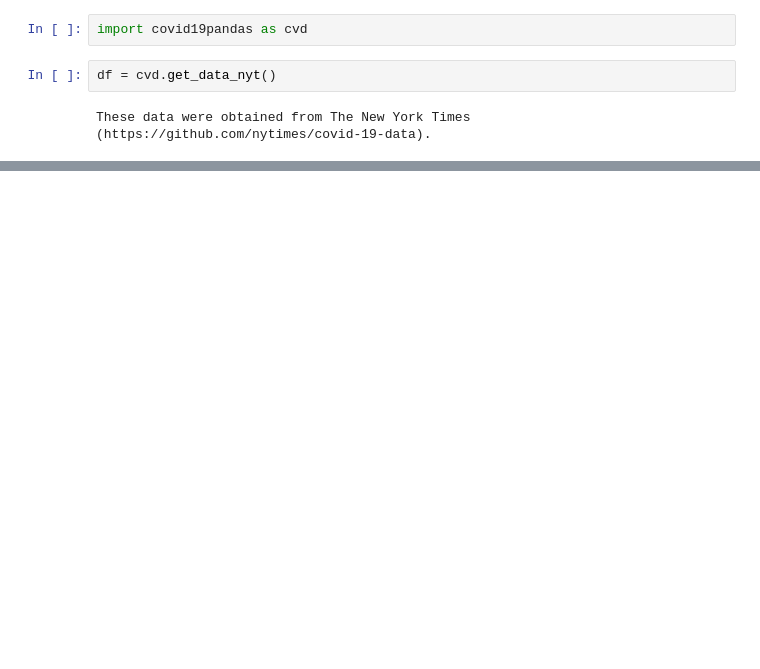
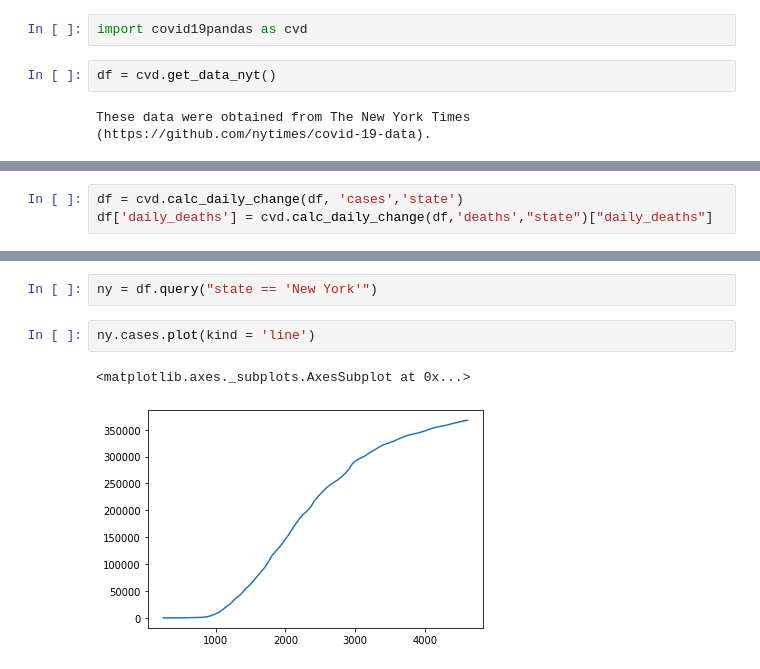
Before and after one commit to Vaisakh-Babu/pandas_practice, a Jupyter notebook: covid19data_practice_01.ipynb, the cells around one changed output, grey strips where cells are left out. Cells and saved outputs as stored; diff of their text form; blank space fills up the shorter version.

```diff
--- a/covid19data_practice_01.ipynb
+++ b/covid19data_practice_01.ipynb
@@ -50,0 +70,3 @@ df
+# %%
+df = cvd.calc_daily_change(df, 'cases','state')
+df['daily_deaths'] = cvd.calc_daily_change(df,'deaths',"state")["daily_deaths"]
@@ -50,0 +89,7 @@ df
+# %%
+ny = df.query("state == 'New York'")
+# %%
+ny.cases.plot(kind = 'line')
+# %% [output]
+<matplotlib.axes._subplots.AxesSubplot at 0x...>
+[figure, added]
```
Also changed, not shown: parts of 10 cells of this notebook.
